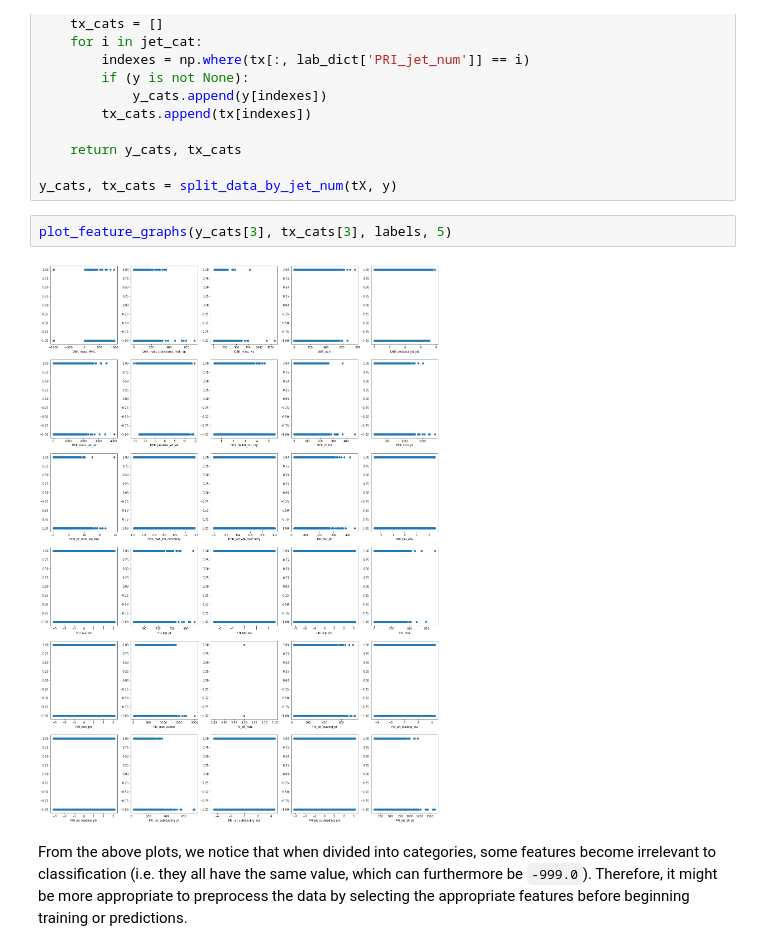
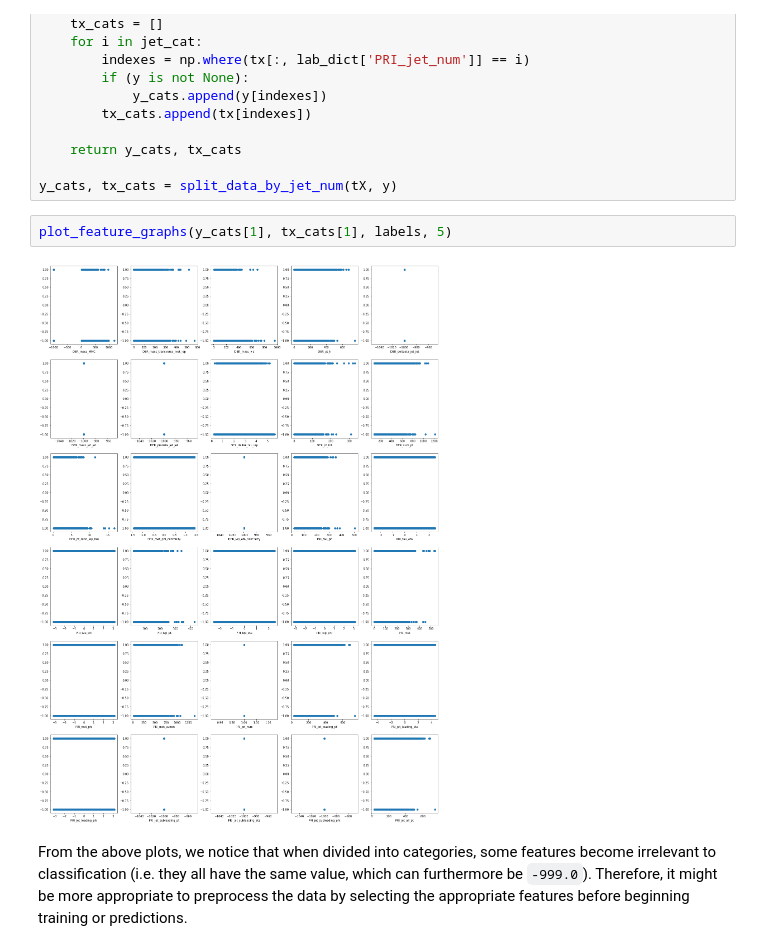
Before and after one commit to CS-433/ml-project-1-krz, a Jupyter notebook: scripts/exploration.ipynb, the cells around one changed output. Saved outputs shown, nothing was run; the diff lists cells and outputs as text.

```diff
--- a/scripts/exploration.ipynb
+++ b/scripts/exploration.ipynb
@@ -101,9 +103,9 @@ def split_data_by_jet_num(tx, y=None):
 
 y_cats, tx_cats = split_data_by_jet_num(tX, y)
 # %%
-plot_feature_graphs(y_cats[3], tx_cats[3], labels, 5)
+plot_feature_graphs(y_cats[1], tx_cats[1], labels, 5)
 # %% [output]
-[figure, old version]
+[figure, new version]
 # %% [markdown]
 From the above plots, we notice that when divided into categories, some features become irrelevant to classification (i.e. they all have the same value, which can furthermore be `-999.0`). Therefore, it might be more appropriate to preprocess the data by selecting the appropriate features before beginning training or predictions.
 # %%
```
Also changed, not shown: parts of 9 cells of this notebook, 6 other files.
